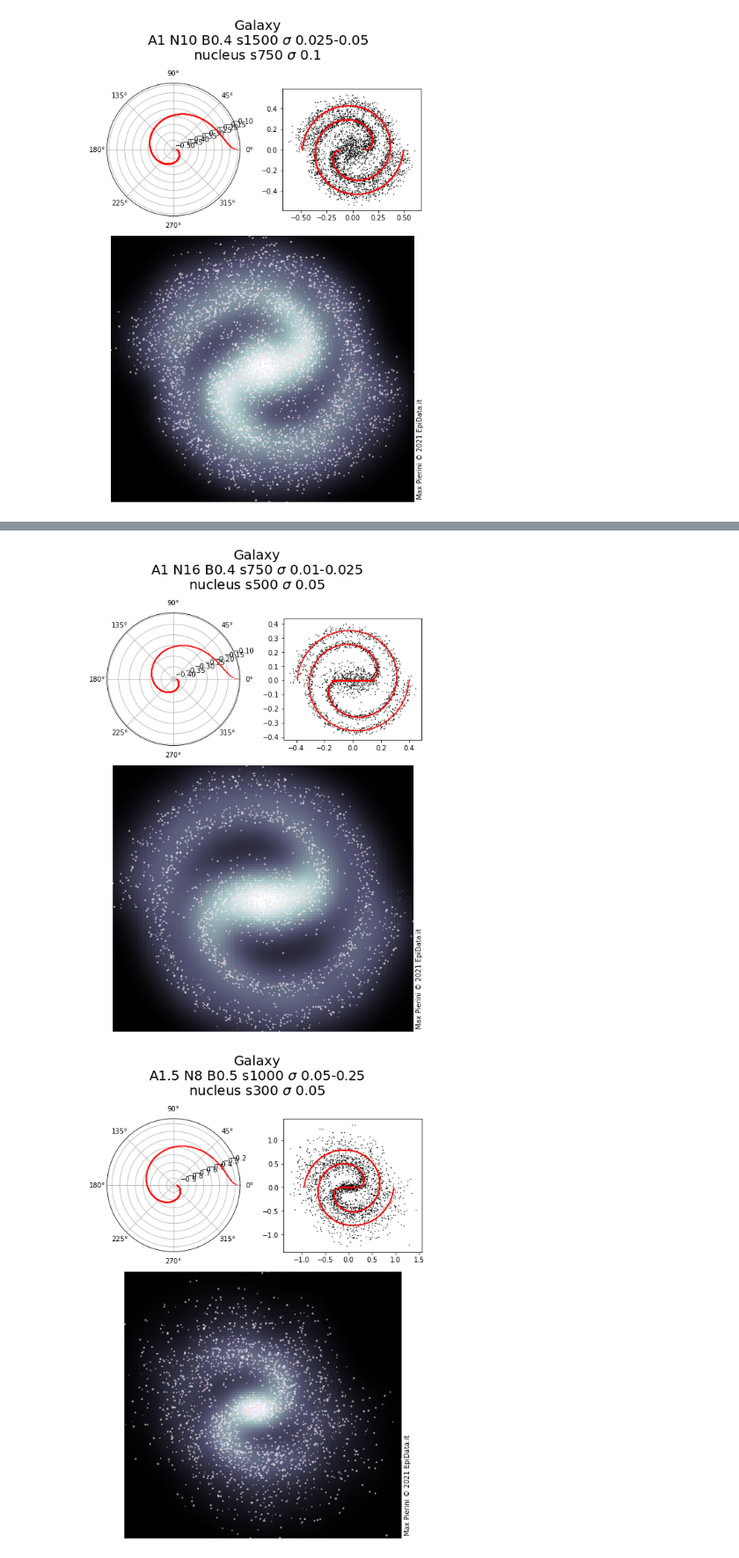
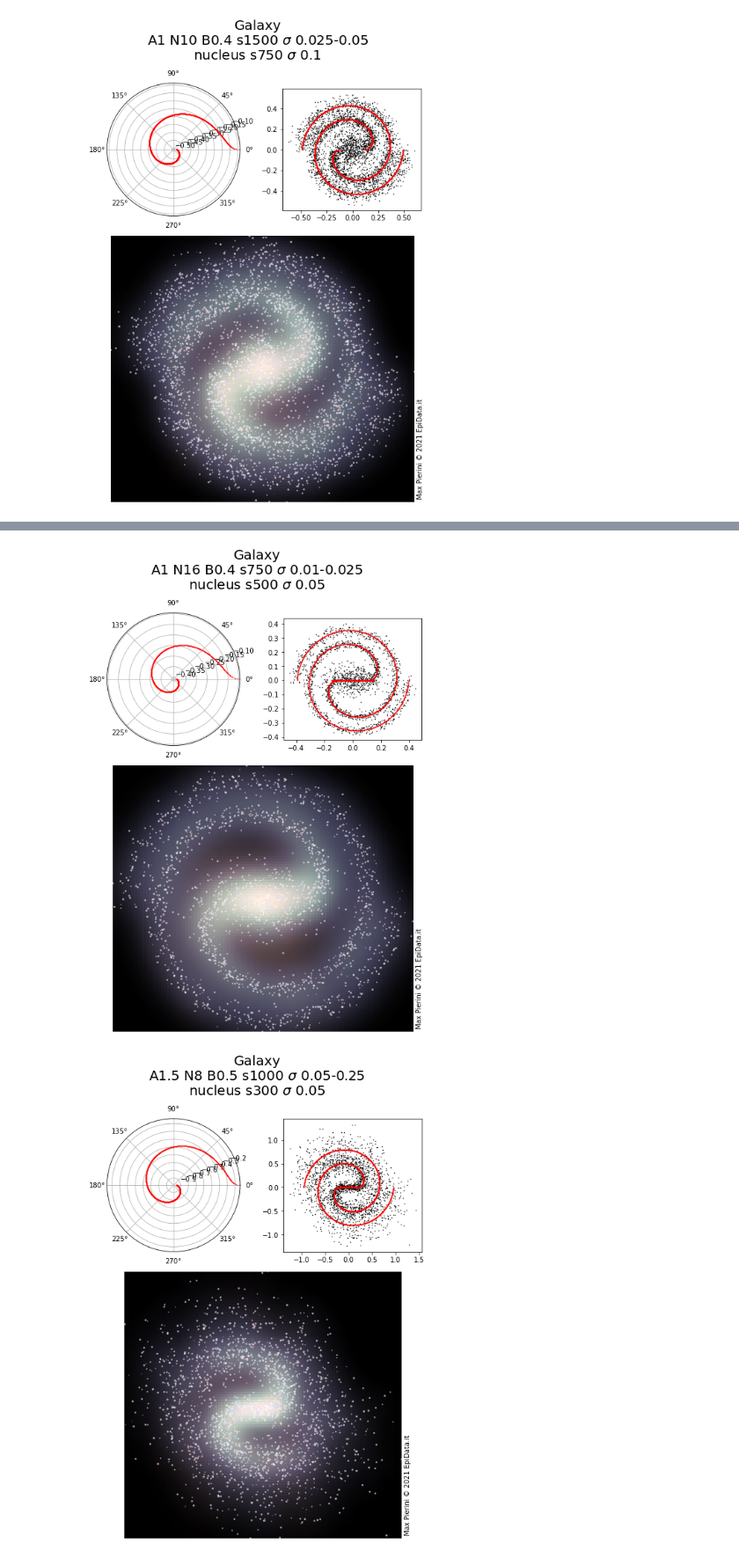
Before and after one commit to maxdevblock/galaxy, a Jupyter notebook: galaxy.ipynb, the cells around one changed output, grey strips where cells are left out. Shown at 88% size. Drawn from its saved outputs; the diff is of its cells as text; code cells hidden in the pictures.

Commit message:
add nebula and black hole

```diff
--- a/galaxy.ipynb
+++ b/galaxy.ipynb
@@ -57,6 +57,7 @@ import seaborn as sns
 # %%
 def galaxy(A, B, N, size,
            sigma_min, sigma_max,
+           nebula_size,
            nucleus_density, nucleus_sigma,
            globular_nucleus=True,
            arms=2):
@@ -106,7 +107,7 @@ def galaxy(A, B, N, size,
 
     else:
         # gaussian linear nucleus
-        nucleus_x = np.linspace(-.15, .15, nucleus_density)
+        nucleus_x = np.linspace(-.15*A, .15*A, nucleus_density)
         nucleus_y = np.zeros(nucleus_density)
         np.random.seed(1900)
         Nucleus_x = nucleus_x + np.random.normal(0, nucleus_sigma, nucleus_density)
@@ -119,16 +120,23 @@ def galaxy(A, B, N, size,
     X = np.concatenate((X, Nucleus_x))
     Y = np.concatenate((Y, Nucleus_y))
 
-    return x, y, X, Y, phi, r
+    np.random.seed(2021)
+    nebula_x = np.random.normal(0, 1, nebula_size)
+    np.random.seed(1990)
+    nebula_y = np.random.normal(0, 1, nebula_size)
+
+    return x, y, X, Y, phi, r, nebula_x, nebula_y
 # %%
 def plot_galaxy(A, N, B, size,
                 sigma_min, sigma_max,
+                nebula_size, nebula_alpha,
                 nucleus_density, nucleus_sigma,
                 globular_nucleus=True):
     # galaxy
-    X, Y, x, y, phi, r = galaxy(
+    X, Y, x, y, phi, r, neb_x, neb_y = galaxy(
         A=A, N=N, B=B, size=size,
         sigma_min=sigma_min, sigma_max=sigma_max,
+        nebula_size=nebula_size,
         nucleus_density=nucleus_density,
         nucleus_sigma=nucleus_sigma,
         globular_nucleus=globular_nucleus,
@@ -161,20 +169,37 @@ def plot_galaxy(A, N, B, size,
     # axis 3 - galaxy
     ax3 = fig.add_subplot(gs[1:, 0:])
 
+    # arms
     xmin = x.min()
     xmax = x.max()
     ymin = y.min()
     ymax = y.max()
     # kernel density estimate
-    X, Y = np.mgrid[xmin:xmax:100j, ymin:ymax:100j]
-    positions = np.vstack([X.ravel(), Y.ravel()])
+    _X, _Y = np.mgrid[xmin:xmax:100j, ymin:ymax:100j]
+    positions = np.vstack([_X.ravel(), _Y.ravel()])
     values = np.vstack([x, y])
     kernel = sps.gaussian_kde(values)
-    Z = np.reshape(kernel(positions).T, X.shape)
+    Z = np.reshape(kernel(positions).T, _X.shape)
     # plot KDE
     ax3.imshow(np.rot90(Z), cmap='bone',
               extent=[xmin, xmax, ymin, ymax],
               aspect='auto', alpha=1
+             )
+    # nebula
+    neb_xmin = neb_x.min()
+    neb_xmax = neb_x.max()
+    neb_ymin = neb_y.min()
+    neb_ymax = neb_y.max()
+    # kernel density estimate
+    neb__X, neb__Y = np.mgrid[neb_xmin:neb_xmax:100j, neb_ymin:neb_ymax:100j]
+    neb_positions = np.vstack([neb__X.ravel(), neb__Y.ravel()])
+    neb_values = np.vstack([neb_x, neb_y])
+    neb_kernel = sps.gaussian_kde(neb_values)
+    neb_Z = np.reshape(neb_kernel(neb_positions).T, neb__X.shape)
+    # plot KDE
+    ax3.imshow(np.rot90(neb_Z), cmap='copper',
+              extent=[xmin, xmax, ymin, ymax],
+              aspect='auto', alpha=nebula_alpha
              )
     # plot stars
     ax3.scatter(x, y, s=sizes, color=colors, alpha=.5)
@@ -254,29 +283,31 @@ plot_galaxy(
     A=A, N=N, B=B, size=size,
     sigma_min=sigma_min, sigma_max=sigma_max,
     nucleus_density=nucleus_density,
+    nebula_size=100, nebula_alpha=.2,
     nucleus_sigma=nucleus_sigma,
     globular_nucleus=False
 )
 # %% [output]
-[figure, old version]
+[figure, new version]
 # %%
 # galaxy parameters
 A = 1.5
 N = 8
 B = .5
 sigma_min = .05
 sigma_max = .25
 # numer of stars in each arm
 size = 1000
 # number of stars in nucleus
 nucleus_density = 300
 nucleus_sigma = .05
 plot_galaxy(
     A=A, N=N, B=B, size=size,
     sigma_min=sigma_min, sigma_max=sigma_max,
+    nebula_size=100, nebula_alpha=.15,
     nucleus_density=nucleus_density,
     nucleus_sigma=nucleus_sigma,
     globular_nucleus=False
 )
 # %% [output]
-[figure, old version]
+[figure, new version]
```
Also changed, not shown: parts of 7 cells of this notebook.
